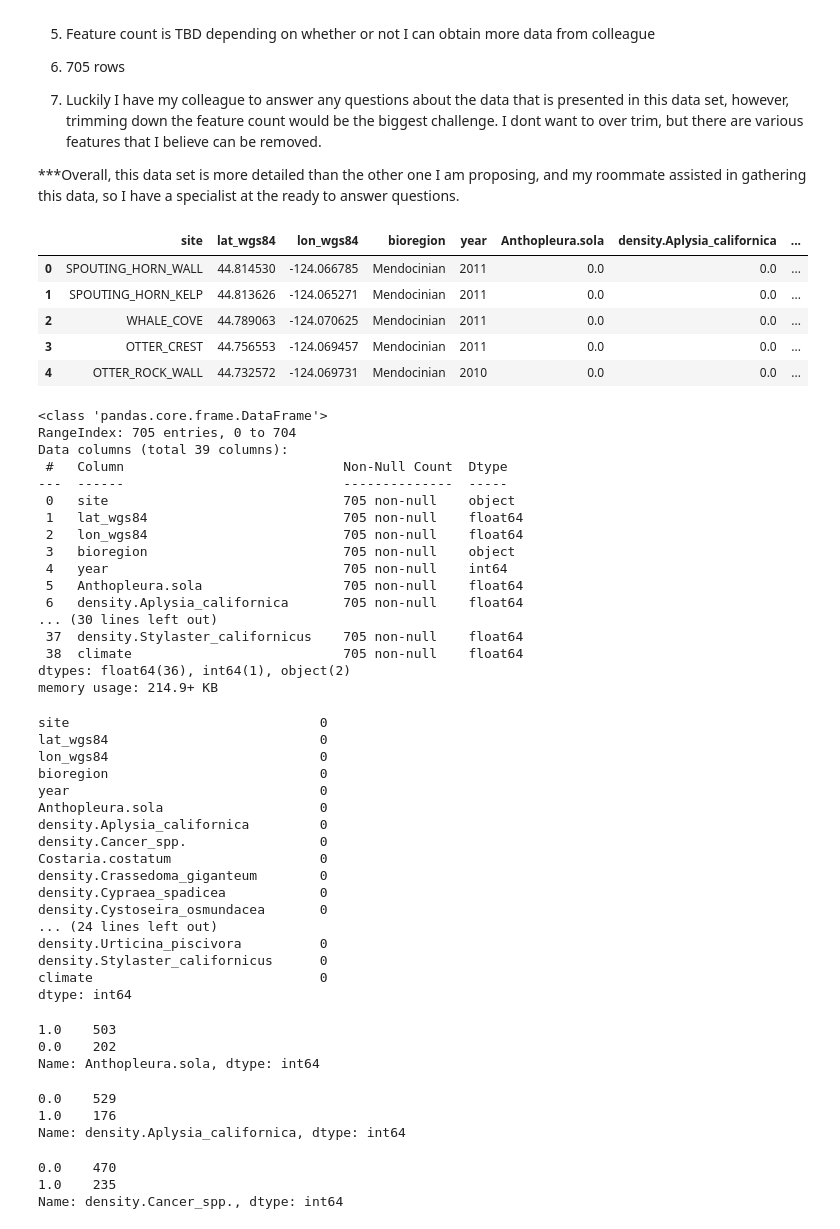
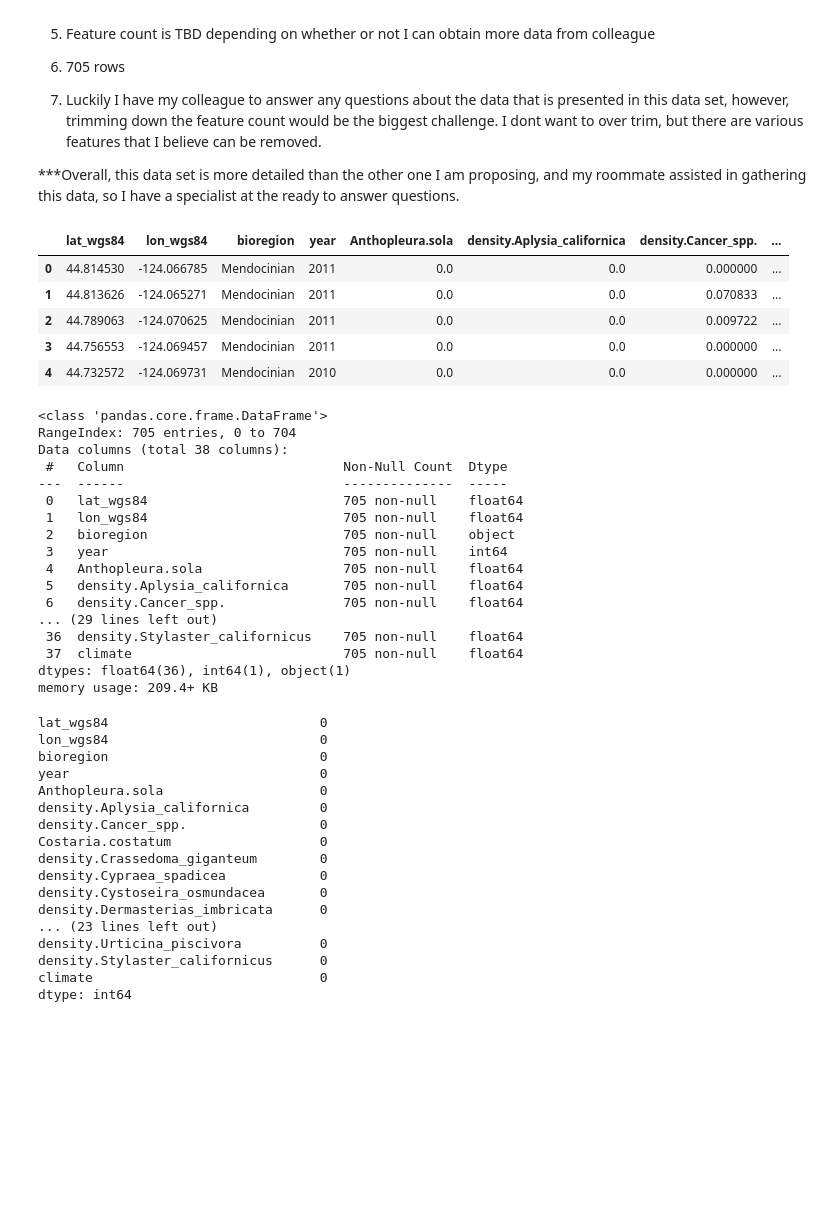
Before and after one commit to Drodricks0/PISCO_ML_Project, a Jupyter notebook: Project_2.ipynb, the cells around one changed output. Cells and saved outputs as stored; diff of their text form; code cells hidden in the pictures; blank space fills up the shorter version.

```diff
--- a/Project_2.ipynb
+++ b/Project_2.ipynb
@@ -49,39 +44,38 @@ memory usage: 572.9+ KB
 
 ***Overall, this data set is more detailed than the other one I am proposing, and my roommate assisted in gathering this data, so I have a specialist at the ready to answer questions.
 # %%
-df = df[['site','lat_wgs84','lon_wgs84','bioregion','year','Anthopleura.sola','density.Aplysia_californica','density.Cancer_spp.','Costaria.costatum','density.Crassedoma_giganteum','density.Cypraea_spadicea','density.Cystoseira_osmundacea','density.Dermasterias_imbricata','Eisenia.arborea','Haliotis.spp','Kelletia.kelletii','Laminaria.farlowii','Laminaria.setchellii','density.Lophogorgia_chilensis','density.Loxorhynchus_grandis','density.Megathura_crenulata','density.Muricea_californica','density.Muricea_fruticosa','density.Orthasterias_koehleri','density.Panulirus_interruptus','Parastichopus.californicus','Parastichopus.parvimensis','density.Patiria_miniata','Pisaster.brevispinus','Pisaster.giganteus','Pisaster.ochraceus','Pterygophora.californica','density.Pugettia_producta','density.Pycnopodia_helianthoides','Strongylocentrotus.franciscanus','Strongylocentrotus.purpuratus','density.Urticina_piscivora','density.Stylaster_californicus','climate']]
+df = df[['lat_wgs84','lon_wgs84','bioregion','year','Anthopleura.sola','density.Aplysia_californica','density.Cancer_spp.','Costaria.costatum','density.Crassedoma_giganteum','density.Cypraea_spadicea','density.Cystoseira_osmundacea','density.Dermasterias_imbricata','Eisenia.arborea','Haliotis.spp','Kelletia.kelletii','Laminaria.farlowii','Laminaria.setchellii','density.Lophogorgia_chilensis','density.Loxorhynchus_grandis','density.Megathura_crenulata','density.Muricea_californica','density.Muricea_fruticosa','density.Orthasterias_koehleri','density.Panulirus_interruptus','Parastichopus.californicus','Parastichopus.parvimensis','density.Patiria_miniata','Pisaster.brevispinus','Pisaster.giganteus','Pisaster.ochraceus','Pterygophora.californica','density.Pugettia_producta','density.Pycnopodia_helianthoides','Strongylocentrotus.franciscanus','Strongylocentrotus.purpuratus','density.Urticina_piscivora','density.Stylaster_californicus','climate']]
 df.head()
 # %% [output]
-|  | site | lat_wgs84 | lon_wgs84 | bioregion | year | Anthopleura.sola | density.Aplysia_californica | ... |
-| 0 | SPOUTING_HORN_WALL | 44.814530 | -124.066785 | Mendocinian | 2011 | 0.0 | 0.0 | ... |
-| 1 | SPOUTING_HORN_KELP | 44.813626 | -124.065271 | Mendocinian | 2011 | 0.0 | 0.0 | ... |
-| 2 | WHALE_COVE | 44.789063 | -124.070625 | Mendocinian | 2011 | 0.0 | 0.0 | ... |
-| 3 | OTTER_CREST | 44.756553 | -124.069457 | Mendocinian | 2011 | 0.0 | 0.0 | ... |
-| 4 | OTTER_ROCK_WALL | 44.732572 | -124.069731 | Mendocinian | 2010 | 0.0 | 0.0 | ... |
+|  | lat_wgs84 | lon_wgs84 | bioregion | year | Anthopleura.sola | density.Aplysia_californica | density.Cancer_spp. | ... |
+| 0 | 44.814530 | -124.066785 | Mendocinian | 2011 | 0.0 | 0.0 | 0.000000 | ... |
+| 1 | 44.813626 | -124.065271 | Mendocinian | 2011 | 0.0 | 0.0 | 0.070833 | ... |
+| 2 | 44.789063 | -124.070625 | Mendocinian | 2011 | 0.0 | 0.0 | 0.009722 | ... |
+| 3 | 44.756553 | -124.069457 | Mendocinian | 2011 | 0.0 | 0.0 | 0.000000 | ... |
+| 4 | 44.732572 | -124.069731 | Mendocinian | 2010 | 0.0 | 0.0 | 0.000000 | ... |
 # %%
 df.info()
 # %% [output]
 <class 'pandas.core.frame.DataFrame'>
 RangeIndex: 705 entries, 0 to 704
-Data columns (total 39 columns):
+Data columns (total 38 columns):
  #   Column                            Non-Null Count  Dtype
 ---  ------                            --------------  -----
- 0   site                              705 non-null    object
- 1   lat_wgs84                         705 non-null    float64
- 2   lon_wgs84                         705 non-null    float64
- 3   bioregion                         705 non-null    object
- 4   year                              705 non-null    int64
- 5   Anthopleura.sola                  705 non-null    float64
- 6   density.Aplysia_californica       705 non-null    float64
-... (30 lines left out)
- 37  density.Stylaster_californicus    705 non-null    float64
- 38  climate                           705 non-null    float64
-dtypes: float64(36), int64(1), object(2)
-memory usage: 214.9+ KB
+ 0   lat_wgs84                         705 non-null    float64
+ 1   lon_wgs84                         705 non-null    float64
+ 2   bioregion                         705 non-null    object
+ 3   year                              705 non-null    int64
+ 4   Anthopleura.sola                  705 non-null    float64
+ 5   density.Aplysia_californica       705 non-null    float64
+ 6   density.Cancer_spp.               705 non-null    float64
+... (29 lines left out)
+ 36  density.Stylaster_californicus    705 non-null    float64
+ 37  climate                           705 non-null    float64
+dtypes: float64(36), int64(1), object(1)
+memory usage: 209.4+ KB
 # %%
 df.isnull().sum()
 # %% [output]
-site                                0
 lat_wgs84                           0
 lon_wgs84                           0
 bioregion                           0
@@ -93,29 +87,9 @@ Costaria.costatum                   0
 density.Crassedoma_giganteum        0
 density.Cypraea_spadicea            0
 density.Cystoseira_osmundacea       0
-... (24 lines left out)
+density.Dermasterias_imbricata      0
+... (23 lines left out)
 density.Urticina_piscivora          0
 density.Stylaster_californicus      0
 climate                             0
 dtype: int64
-# %%
-df.loc[df['Anthopleura.sola'] > 0, 'Anthopleura.sola'] = 1    #making my data set into a present/non-present since im going to make this a classification project
-df['Anthopleura.sola'].value_counts()
-# %% [output]
-1.0    503
-0.0    202
-Name: Anthopleura.sola, dtype: int64
-# %%
-df.loc[df['density.Aplysia_californica'] > 0, 'density.Aplysia_californica'] = 1
-df['density.Aplysia_californica'].value_counts()
-# %% [output]
-0.0    529
-1.0    176
-Name: density.Aplysia_californica, dtype: int64
-# %%
-df.loc[df['density.Cancer_spp.'] > 0, 'density.Cancer_spp.'] = 1
-df['density.Cancer_spp.'].value_counts()
-# %% [output]
-0.0    470
-1.0    235
-Name: density.Cancer_spp., dtype: int64
```
Also changed, not shown: parts of 115 cells of this notebook.
